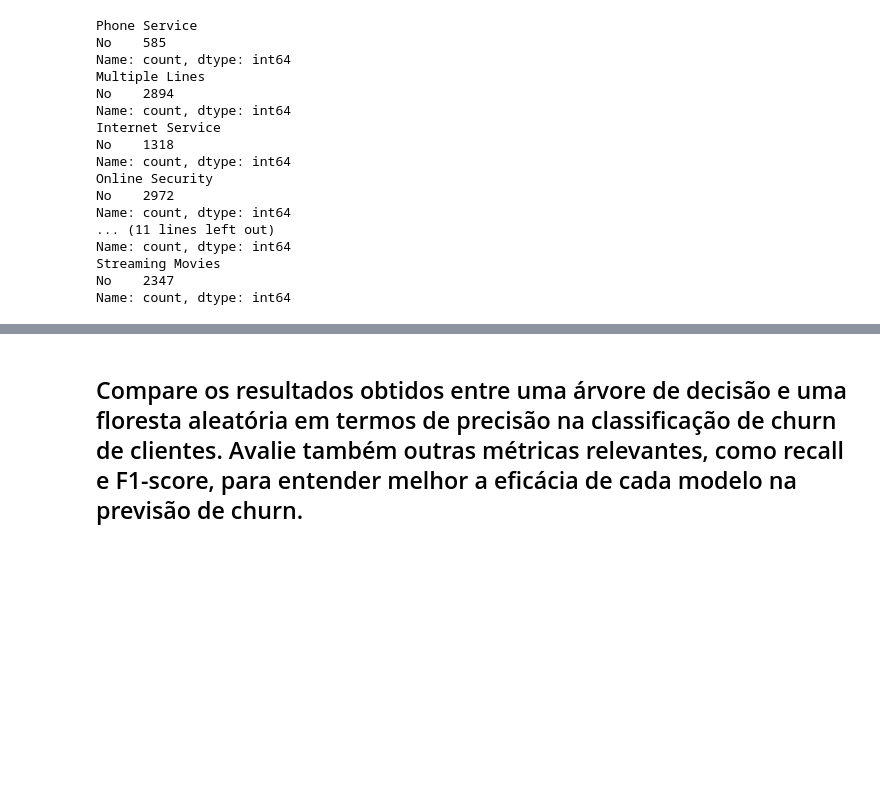
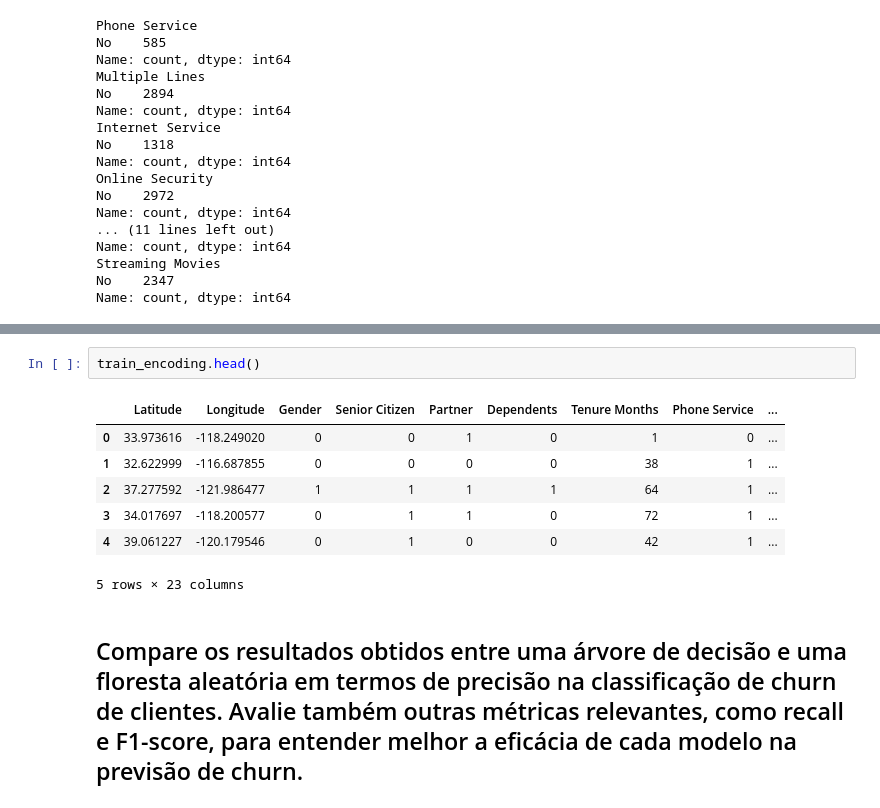
Before and after one commit to flbparra/cis-desafios-trainner, a Jupyter notebook: Classificacao/Untitled.ipynb, the cells around one changed output, grey strips where cells are left out. Cells and saved outputs as stored; diff of their text form; blank space fills up the shorter version.

```diff
--- a/Classificacao/Untitled.ipynb
+++ b/Classificacao/Untitled.ipynb
@@ -163,2 +383,12 @@ Name: count, dtype: int64
+# %%
+train_encoding.head()
+# %% [output]
+|  | Latitude | Longitude | Gender | Senior Citizen | Partner | Dependents | Tenure Months | Phone Service | ... |
+| 0 | 33.973616 | -118.249020 | 0 | 0 | 1 | 0 | 1 | 0 | ... |
+| 1 | 32.622999 | -116.687855 | 0 | 0 | 0 | 0 | 38 | 1 | ... |
+| 2 | 37.277592 | -121.986477 | 1 | 1 | 1 | 1 | 64 | 1 | ... |
+| 3 | 34.017697 | -118.200577 | 0 | 1 | 1 | 0 | 72 | 1 | ... |
+| 4 | 39.061227 | -120.179546 | 0 | 1 | 0 | 0 | 42 | 1 | ... |
+5 rows × 23 columns
 # %% [markdown]
 ## Compare os resultados obtidos entre uma árvore de decisão e uma floresta aleatória em termos de precisão na classificação de churn de clientes. Avalie também outras métricas relevantes, como recall e F1-score, para entender melhor a eficácia de cada modelo na previsão de churn.
```
Also changed, not shown: parts of 23 cells of this notebook, 2 other files.
